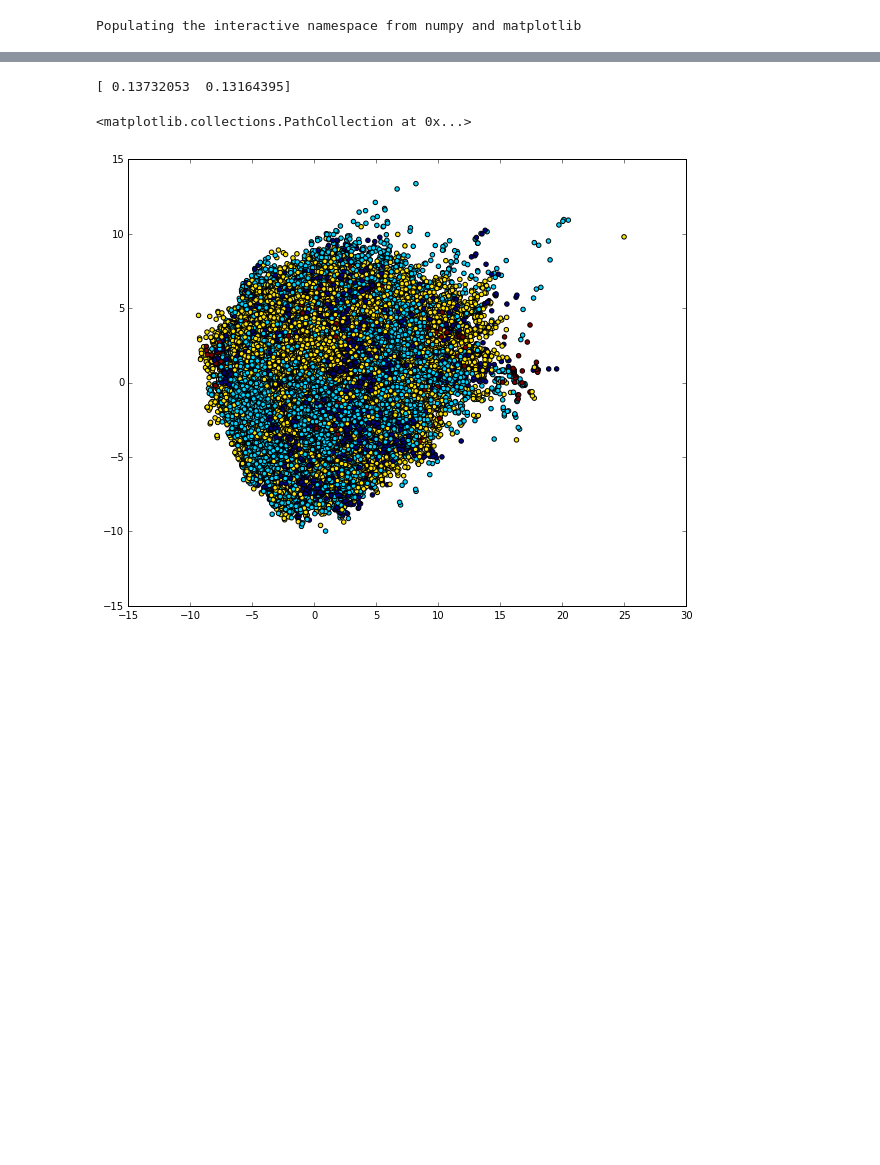
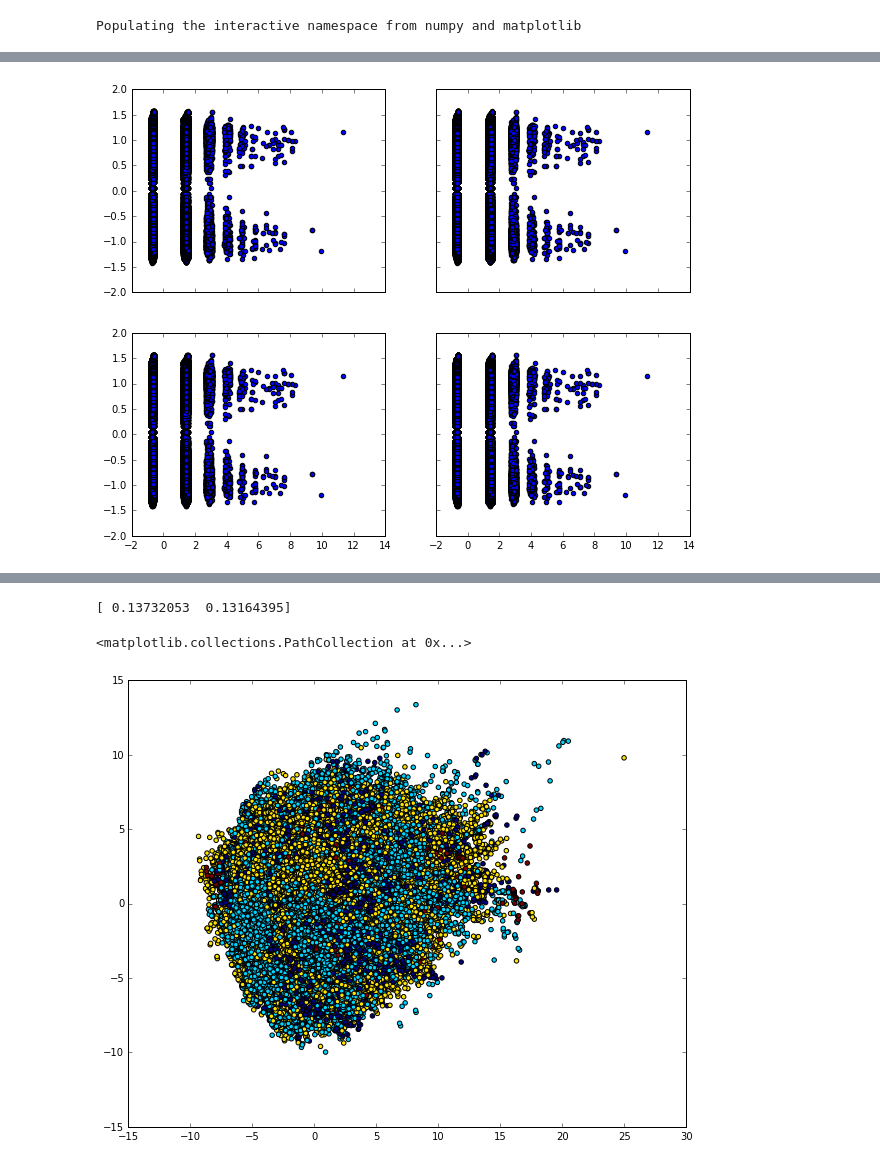
Before and after one commit to amorgun/blackbox-2016, a Jupyter notebook: notebook.ipynb, the cells around one changed output, grey strips where cells are left out. Saved outputs shown, nothing was run; the diff lists cells and outputs as text; code cells hidden in the pictures; blank space fills up the shorter version.

```diff
--- a/notebook.ipynb
+++ b/notebook.ipynb
@@ -14,0 +161,7 @@ norm_states = masked_states[:, :35] / masked_states[:, 35, np.newaxis]
+# %%
+f, axarr = plt.subplots(ncols=2, nrows=2, sharex=True, sharey=True)
+for i in range(4):
+    points = states
+    axarr[i // 2][i % 2].scatter(x=points[:, 0], y=points[:, 1])
+# %% [output]
+[figure, added]
```
Also changed, not shown: parts of 18 cells of this notebook.
